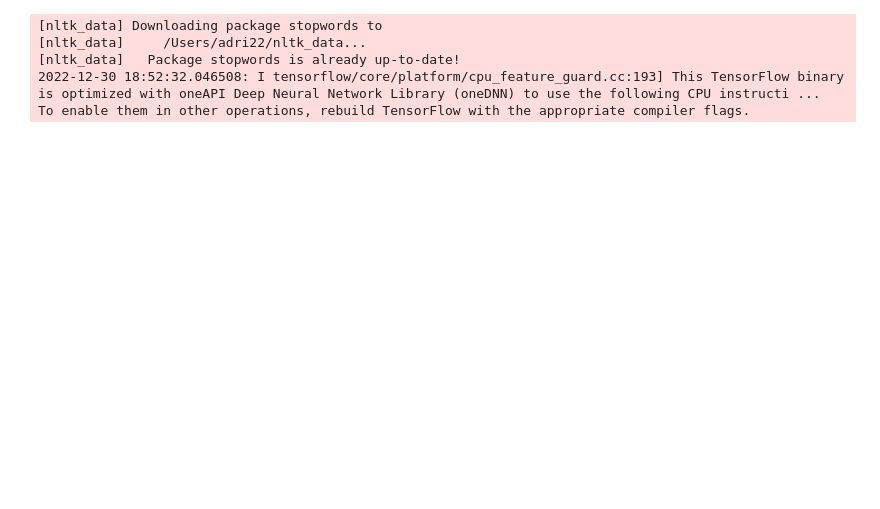
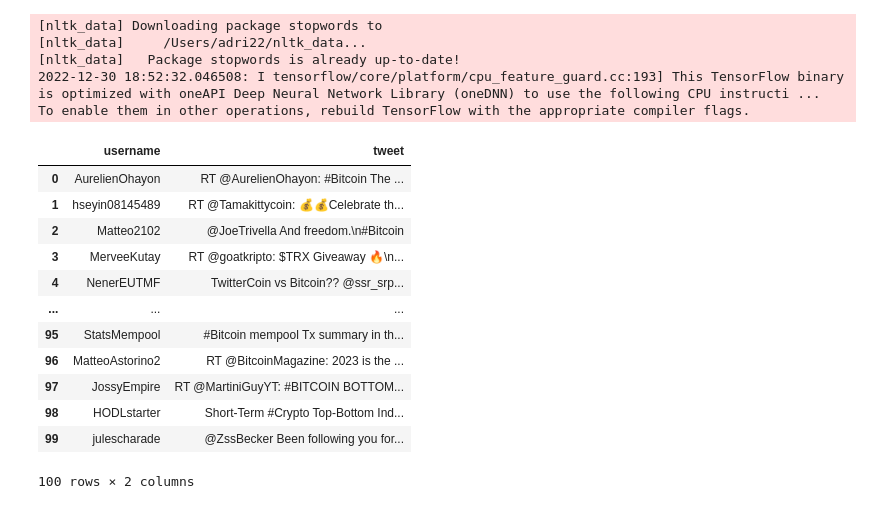
Before and after one commit to Nafbo/AVA-Bot, a Jupyter notebook: src/app/analyse_tweets.ipynb, the cells around one changed output. Saved outputs shown, nothing was run; the diff lists cells and outputs as text; code cells hidden in the pictures; blank space fills up the shorter version.

```diff
--- a/src/app/analyse_tweets.ipynb
+++ b/src/app/analyse_tweets.ipynb
@@ -27,6 +27,20 @@ import matplotlib.patches as mpatches
 2022-12-30 18:52:32.046508: I tensorflow/core/platform/cpu_feature_guard.cc:193] This TensorFlow binary is optimized with oneAPI Deep Neural Network Library (oneDNN) to use the following CPU instructi ...
 To enable them in other operations, rebuild TensorFlow with the appropriate compiler flags.
 # %%
-df0 = pd.read_csv('../input/bitcoin-tweets/Bitcoin_tweets.csv')
+df0 = pd.read_csv('/Users/adri22/Desktop/AVA-Bot/src/app/tweets_1_month_ago.csv')
 df0
+# %% [output]
+|  | username | tweet |
+| 0 | AurelienOhayon | RT @AurelienOhayon: #Bitcoin The ... |
+| 1 | hseyin08145489 | RT @Tamakittycoin: 💰💰Celebrate th... |
+| 2 | Matteo2102 | @JoeTrivella And freedom.\n#Bitcoin |
+| 3 | MerveeKutay | RT @goatkripto: $TRX Giveaway 🔥\n... |
+| 4 | NenerEUTMF | TwitterCoin vs Bitcoin?? @ssr_srp... |
+| ... | ... | ... |
+| 95 | StatsMempool | #Bitcoin mempool Tx summary in th... |
+| 96 | MatteoAstorino2 | RT @BitcoinMagazine: 2023 is the ... |
+| 97 | JossyEmpire | RT @MartiniGuyYT: #BITCOIN BOTTOM... |
+| 98 | HODLstarter | Short-Term #Crypto Top-Bottom Ind... |
+| 99 | julescharade | @ZssBecker Been following you for... |
+100 rows × 2 columns
 # %%
```
Also changed, not shown: parts of 13 cells of this notebook, 3 other files.
